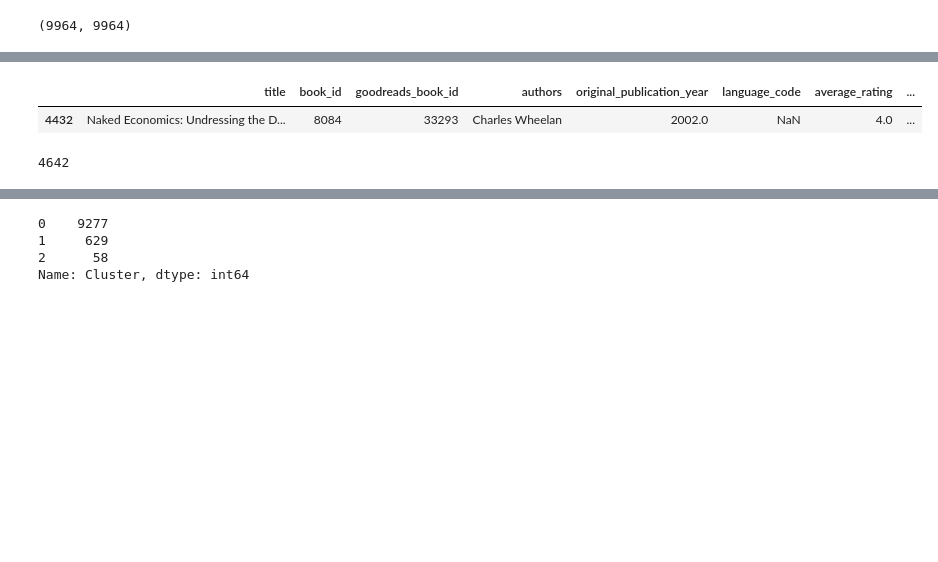
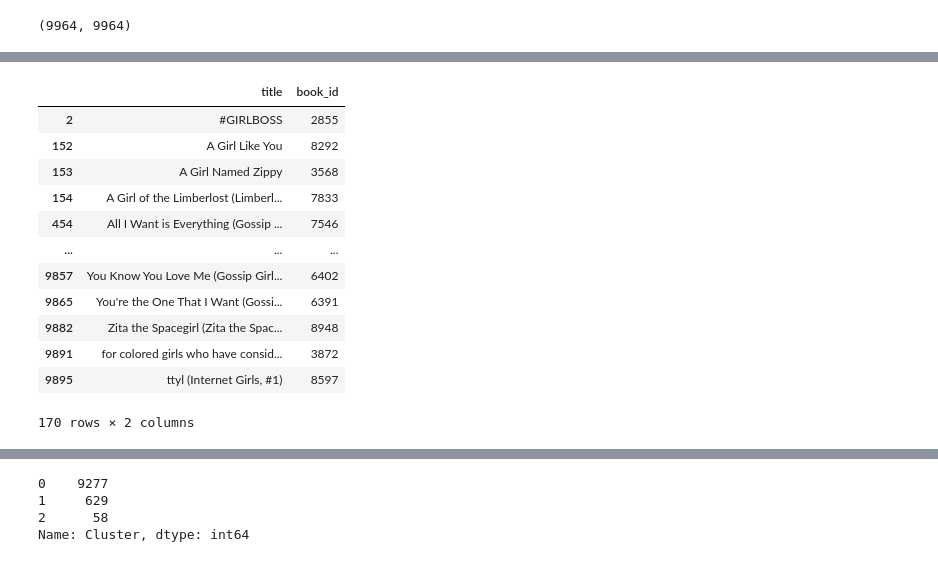
Before and after one commit to meghazavar/goodreads_book_recommender, a Jupyter notebook: code/ContentbasedRecommender.ipynb, the cells around one changed output, grey strips where cells are left out. Saved outputs shown, nothing was run; the diff lists cells and outputs as text; code cells hidden in the pictures; blank space fills up the shorter version.

```diff
--- a/code/ContentbasedRecommender.ipynb
+++ b/code/ContentbasedRecommender.ipynb
@@ -103,9 +113,21 @@ You may also like to read:
 # %%
-search_by_title('python')
-ds[ds['book_id'] ==8084 ]
+x= search_by_title('girl')
+#ds[ds['book_id'] ==8084 ]
+x
 # %% [output]
-|  | title | book_id | goodreads_book_id | authors | original_publication_year | language_code | average_rating | ... |
-| 4432 | Naked Economics: Undressing the D... | 8084 | 33293 | Charles Wheelan | 2002.0 | NaN | 4.0 | ... |
+|  | title | book_id |
+| 2 | #GIRLBOSS | 2855 |
+| 152 | A Girl Like You | 8292 |
+| 153 | A Girl Named Zippy | 3568 |
+| 154 | A Girl of the Limberlost (Limberl... | 7833 |
+| 454 | All I Want is Everything (Gossip ... | 7546 |
+| ... | ... | ... |
+| 9857 | You Know You Love Me (Gossip Girl... | 6402 |
+| 9865 | You're the One That I Want (Gossi... | 6391 |
+| 9882 | Zita the Spacegirl (Zita the Spac... | 8948 |
+| 9891 | for colored girls who have consid... | 3872 |
+| 9895 | ttyl (Internet Girls, #1) | 8597 |
+170 rows × 2 columns
 # %%
 ###  K means clustering
 from sklearn.cluster import KMeans
@@ -116,9 +138,7 @@ from sklearn.preprocessing import StandardScaler
 # %%
 ds['is_ebook'] = ds['is_ebook'].astype(int)
 # %%
-len(ds['authors'].unique())
+#len(ds['authors'].unique())
-# %% [output]
-4642
 # %%
 ds['original_publication_year']=ds['original_publication_year'].fillna(0)
 ds['original_publication_year'].isna().sum()
```
Also changed, not shown: parts of 16 cells of this notebook, 7 other files.
